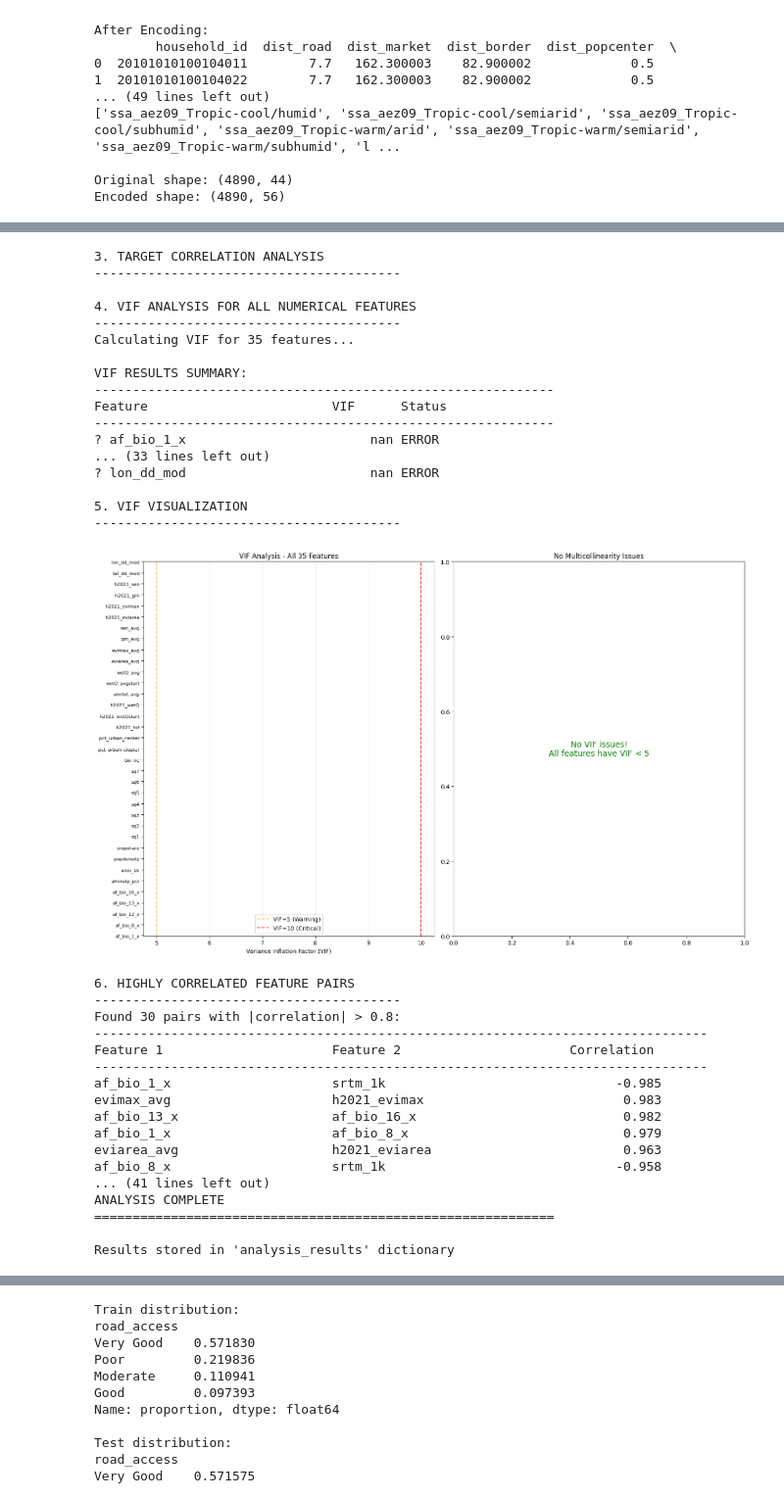
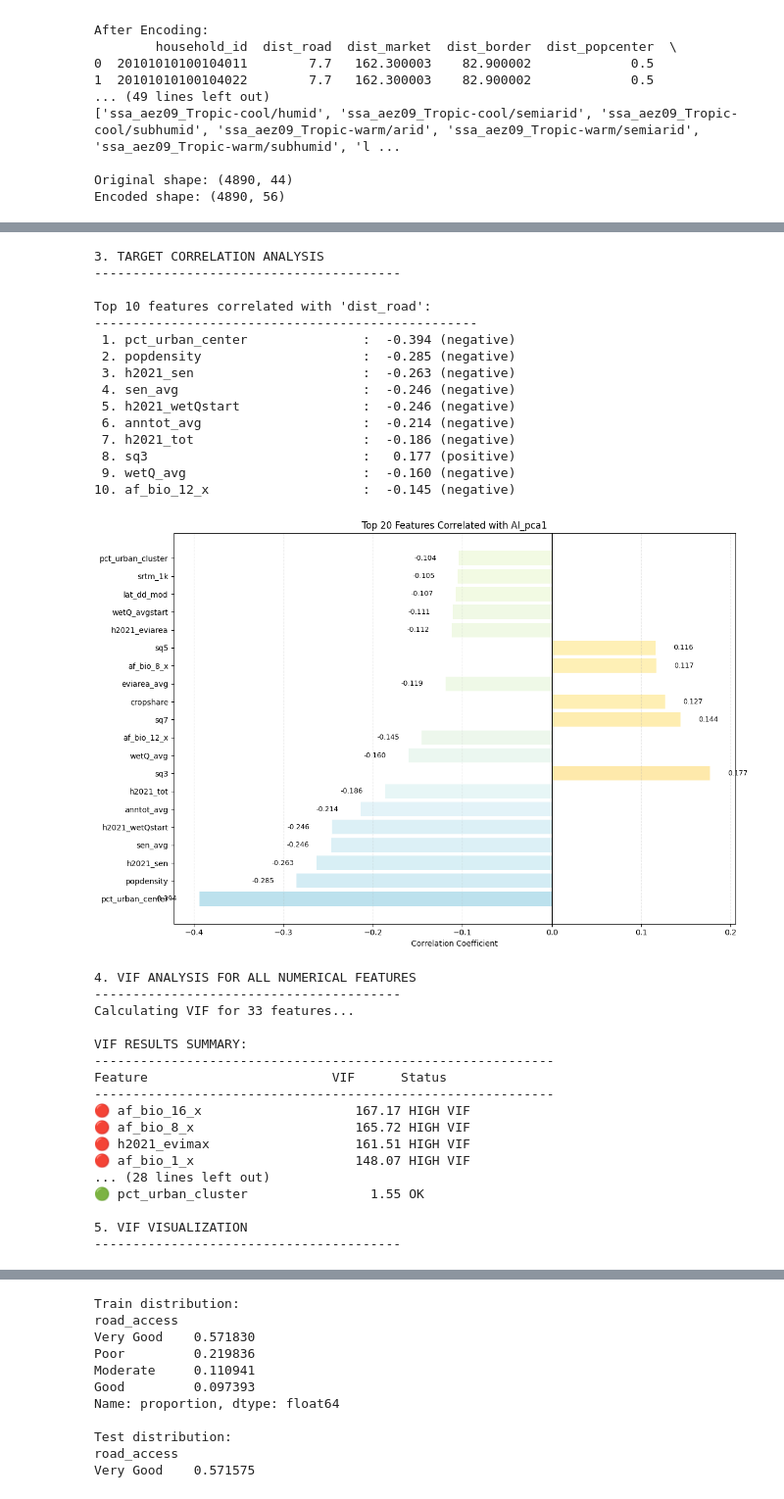
Before and after one commit to birhanumoges/HouseHold_Accessiblity_Analysis, a Jupyter notebook: Analysis_NoteBook/road_accessiblity_Analysis.ipynb, the cells around one changed output, grey strips where cells are left out. Shown at 98% size. Cells and saved outputs as stored; diff of their text form; code cells hidden in the pictures.

```diff
--- a/Analysis_NoteBook/road_accessiblity_Analysis.ipynb
+++ b/Analysis_NoteBook/road_accessiblity_Analysis.ipynb
@@ -249,8 +248,8 @@ print(f"Total numerical columns in df: {len(all_numerical_cols)}")
 # Create DataFrame with ALL numerical columns + target
 full_data = df[all_numerical_cols].copy()
 
-# Make sure AI_pca1 is included (it's already in df from your preprocessing)
-print(f"Including target column: 'road_access'")
+# Make sure is included (it's already in df from your preprocessing)
+print(f"Including target column: 'dist_road'")
 
 # Display column count
 print(f"\nAnalyzing {len(full_data.columns)} columns total:")
@@ -296,11 +295,11 @@ plt.show()
 print("\n3. TARGET CORRELATION ANALYSIS")
 print("-"*40)
 
-# Find correlations with AI_pca1
-if 'AI_pca1' in corr_matrix.columns:
-    target_corrs = corr_matrix['road_access'].drop('road_access').sort_values(key=abs, ascending=False)
+# Find correlations with 'dist_road'
+if 'dist_road' in corr_matrix.columns:
+    target_corrs = corr_matrix['dist_road'].drop('dist_road').sort_values(key=abs, ascending=False)
 
-    print(f"\nTop 10 features correlated with AI_pca1:")
+    print(f"\nTop 10 features correlated with 'dist_road':")
     print("-"*50)
     for i, (feat, corr) in enumerate(target_corrs.head(10).items(), 1):
         direction = "positive" if corr > 0 else "negative"
@@ -335,7 +334,10 @@ print("\n4. VIF ANALYSIS FOR ALL NUMERICAL FEATURES")
 print("-"*40)
 
 # Remove target column for VIF calculation (if present)
-features_for_vif = [col for col in full_data.columns if col != 'road_access']
+# Remove target column + spatial columns for VIF calculation
+exclude_cols = ['dist_road', 'lat_dd_mod', 'lon_dd_mod']  # keep lat/lon for mapping
+features_for_vif = [col for col in full_data.columns if col not in exclude_cols]
+
 X_for_vif = full_data[features_for_vif].copy()
 
 print(f"Calculating VIF for {len(X_for_vif.columns)} features...")
@@ -532,35 +534,33 @@ Analyzing 35 columns total:
 3. TARGET CORRELATION ANALYSIS
 ----------------------------------------
 
-4. VIF ANALYSIS FOR ALL NUMERICAL FEATURES
-----------------------------------------
-Calculating VIF for 35 features...
-
-VIF RESULTS SUMMARY:
-------------------------------------------------------------
-Feature                        VIF      Status
-------------------------------------------------------------
-? af_bio_1_x                        nan ERROR
-... (33 lines left out)
-? lon_dd_mod                        nan ERROR
-
-5. VIF VISUALIZATION
-----------------------------------------
+Top 10 features correlated with 'dist_road':
+--------------------------------------------------
+ 1. pct_urban_center               :  -0.394 (negative)
+ 2. popdensity                     :  -0.285 (negative)
+ 3. h2021_sen                      :  -0.263 (negative)
+ 4. sen_avg                        :  -0.246 (negative)
+ 5. h2021_wetQstart                :  -0.246 (negative)
+ 6. anntot_avg                     :  -0.214 (negative)
+ 7. h2021_tot                      :  -0.186 (negative)
+ 8. sq3                            :   0.177 (positive)
+ 9. wetQ_avg                       :  -0.160 (negative)
+10. af_bio_12_x                    :  -0.145 (negative)
-[figure, old version]
+[figure, new version]
-6. HIGHLY CORRELATED FEATURE PAIRS
+4. VIF ANALYSIS FOR ALL NUMERICAL FEATURES
 ----------------------------------------
-Found 30 pairs with |correlation| > 0.8:
---------------------------------------------------------------------------------
-Feature 1                      Feature 2                      Correlation
---------------------------------------------------------------------------------
-af_bio_1_x                     srtm_1k                              -0.985
-evimax_avg                     h2021_evimax                          0.983
-af_bio_13_x                    af_bio_16_x                           0.982
-af_bio_1_x                     af_bio_8_x                            0.979
-eviarea_avg                    h2021_eviarea                         0.963
-af_bio_8_x                     srtm_1k                              -0.958
-... (41 lines left out)
-ANALYSIS COMPLETE
-============================================================
+Calculating VIF for 33 features...
 
-Results stored in 'analysis_results' dictionary
+VIF RESULTS SUMMARY:
+------------------------------------------------------------
+Feature                        VIF      Status
+------------------------------------------------------------
+🔴 af_bio_16_x                    167.17 HIGH VIF
+🔴 af_bio_8_x                     165.72 HIGH VIF
+🔴 h2021_evimax                   161.51 HIGH VIF
+🔴 af_bio_1_x                     148.07 HIGH VIF
+... (28 lines left out)
+🟢 pct_urban_cluster                1.55 OK
+
+5. VIF VISUALIZATION
+----------------------------------------
```
Also changed, not shown: parts of 5 cells of this notebook.
